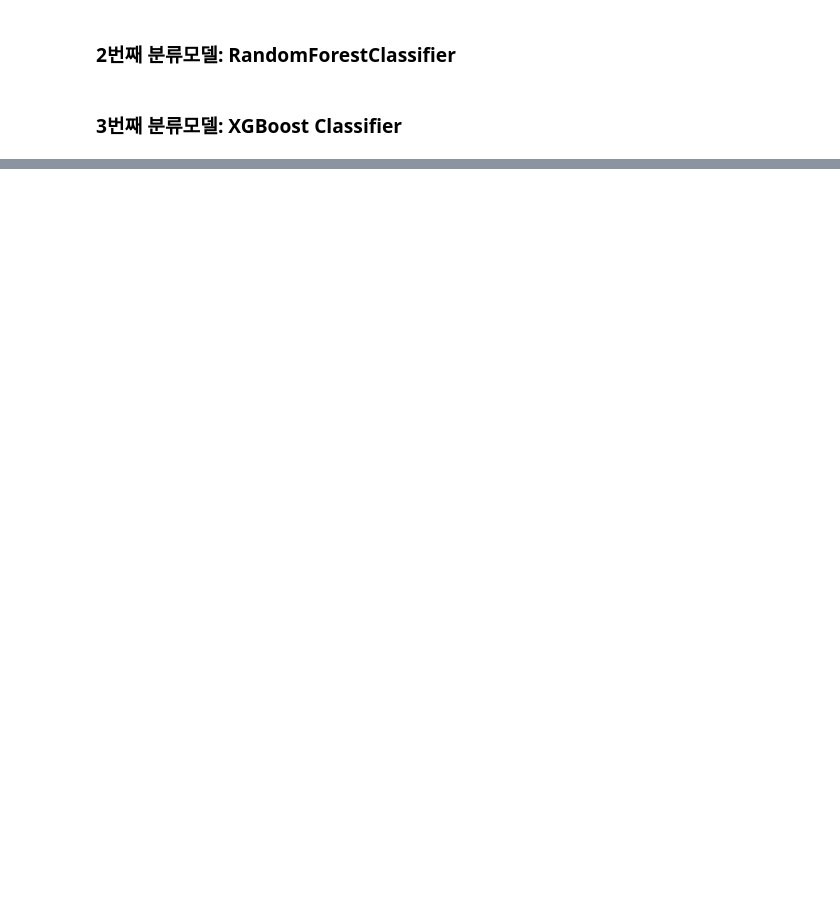
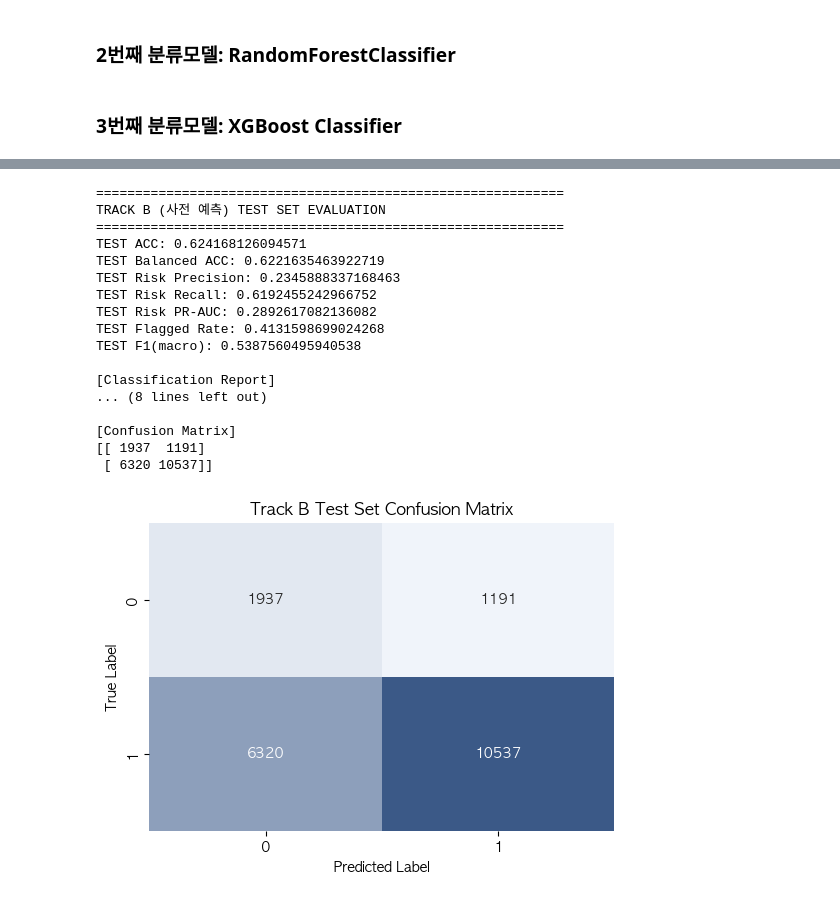
Before and after one commit to rladbstj56/olist_project, a Jupyter notebook: notebooks/03_ml_classifier.ipynb, the cells around one changed output, grey strips where cells are left out. Saved outputs shown, nothing was run; the diff lists cells and outputs as text; code cells hidden in the pictures; blank space fills up the shorter version.

```diff
--- a/notebooks/03_ml_classifier.ipynb
+++ b/notebooks/03_ml_classifier.ipynb
@@ -776,14 +1085,26 @@ print(f"Track B feature 수: {len(pre_order_cols)}개 (Track A {X_train.shape[1]
 # %%
 # baseline: 아무 정보 없이 다수 클래스(긍정)만 예측했을 때의 성능
-# Track B 모델이 이 baseline보다 유의미하게 나아야 "feature를 줄여도 예측 가치가 있다"고 말할 수 있음
+# Track B 모델이 이 baseline보다 낮은 만족도 탐지 지표에서 나아야 예측 가치가 있다고 말할 수 있음
 from sklearn.dummy import DummyClassifier
+
+def print_risk_metrics(y_true, pred, proba_positive=None, prefix=''):
+    risk_true = (np.asarray(y_true) == 0).astype(int)
+    risk_pred = (np.asarray(pred) == 0).astype(int)
+    if proba_positive is None:
+        proba_positive = np.asarray(pred, dtype=float)
+    risk_proba = 1 - np.asarray(proba_positive)
+    print(f'{prefix}ACC:', accuracy_score(y_true, pred))
+    print(f'{prefix}Balanced ACC:', balanced_accuracy_score(y_true, pred))
+    print(f'{prefix}Risk Precision:', precision_score(risk_true, risk_pred, zero_division=0))
+    print(f'{prefix}Risk Recall:', recall_score(risk_true, risk_pred, zero_division=0))
+    print(f'{prefix}Risk PR-AUC:', average_precision_score(risk_true, risk_proba))
+    print(f'{prefix}Flagged Rate:', risk_pred.mean())
+    print(f'{prefix}F1(macro):', f1_score(y_true, pred, average='macro'))
 
 dummy = DummyClassifier(strategy='most_frequent', random_state=42)
 dummy.fit(X_train_b, y_train)
 baseline_pred = dummy.predict(X_test_b)
+baseline_proba = dummy.predict_proba(X_test_b)[:, 1]
 
-print("[Baseline: 다수 클래스(긍정) 예측] TEST 성능")
-print("ACC:", accuracy_score(y_test, baseline_pred))
-print("Balanced ACC:", balanced_accuracy_score(y_test, baseline_pred))
-print("Negative Recall:", recall_score(y_test, baseline_pred, pos_label=0, zero_division=0))
-print("F1(macro):", f1_score(y_test, baseline_pred, average='macro'))
+print('[Baseline: 다수 클래스(긍정) 예측] TEST 성능')
+print_risk_metrics(y_test, baseline_pred, baseline_proba)
@@ -858,27 +1196,43 @@ print(best_row_b[["threshold", "neg_recall", "balanced_acc", "macro_f1", "accura
 # %%
 # Test set 평가 (Track A와 동일하게 valid에서 찾은 threshold를 test에 그대로 적용)
 test_proba_b = trackb_pipeline.predict_proba(X_test_b)[:, 1]
 test_pred_b = (test_proba_b >= best_threshold_b).astype(int)
 
-print("="*60)
-print("TRACK B (사전 예측) TEST SET EVALUATION")
-print("="*60)
-print(f"TEST ACC: {accuracy_score(y_test, test_pred_b):.4f}")
-print(f"TEST Balanced ACC: {balanced_accuracy_score(y_test, test_pred_b):.4f}")
-print(f"TEST Negative Recall (Class 0): {recall_score(y_test, test_pred_b, pos_label=0):.4f}")
-print(f"TEST F1 (macro): {f1_score(y_test, test_pred_b, average='macro'):.4f}")
-print(f"TEST F1 (weighted): {f1_score(y_test, test_pred_b, average='weighted'):.4f}")
+print('='*60)
+print('TRACK B (사전 예측) TEST SET EVALUATION')
+print('='*60)
+print_risk_metrics(y_test, test_pred_b, test_proba_b, prefix='TEST ')
 
-print("\n[Classification Report]")
+print()
+print('[Classification Report]')
 print(classification_report(y_test, test_pred_b, zero_division=0))
 
-print("[Confusion Matrix]")
-print(confusion_matrix(y_test, test_pred_b))
+print('[Confusion Matrix]')
+print(confusion_matrix(y_test, test_pred_b, labels=[0, 1]))
 
 plt.figure(figsize=(6, 4))
-sns.heatmap(confusion_matrix(y_test, test_pred_b), annot=True, fmt='d', cmap=blue_cmap, cbar=False)
+sns.heatmap(confusion_matrix(y_test, test_pred_b, labels=[0, 1]), annot=True, fmt='d', cmap=blue_cmap, cbar=False)
 plt.title('Track B Test Set Confusion Matrix')
 plt.xlabel('Predicted Label')
 plt.ylabel('True Label')
 plt.show()
+# %% [output]
+============================================================
+TRACK B (사전 예측) TEST SET EVALUATION
+============================================================
+TEST ACC: 0.624168126094571
+TEST Balanced ACC: 0.6221635463922719
+TEST Risk Precision: 0.2345888337168463
+TEST Risk Recall: 0.6192455242966752
+TEST Risk PR-AUC: 0.2892617082136082
+TEST Flagged Rate: 0.4131598699024268
+TEST F1(macro): 0.5387560495940538
+
+[Classification Report]
+... (8 lines left out)
+
+[Confusion Matrix]
+[[ 1937  1191]
+ [ 6320 10537]]
+[figure, added]
 # %%
```
Also changed, not shown: parts of 31 cells of this notebook, 9 other files.
